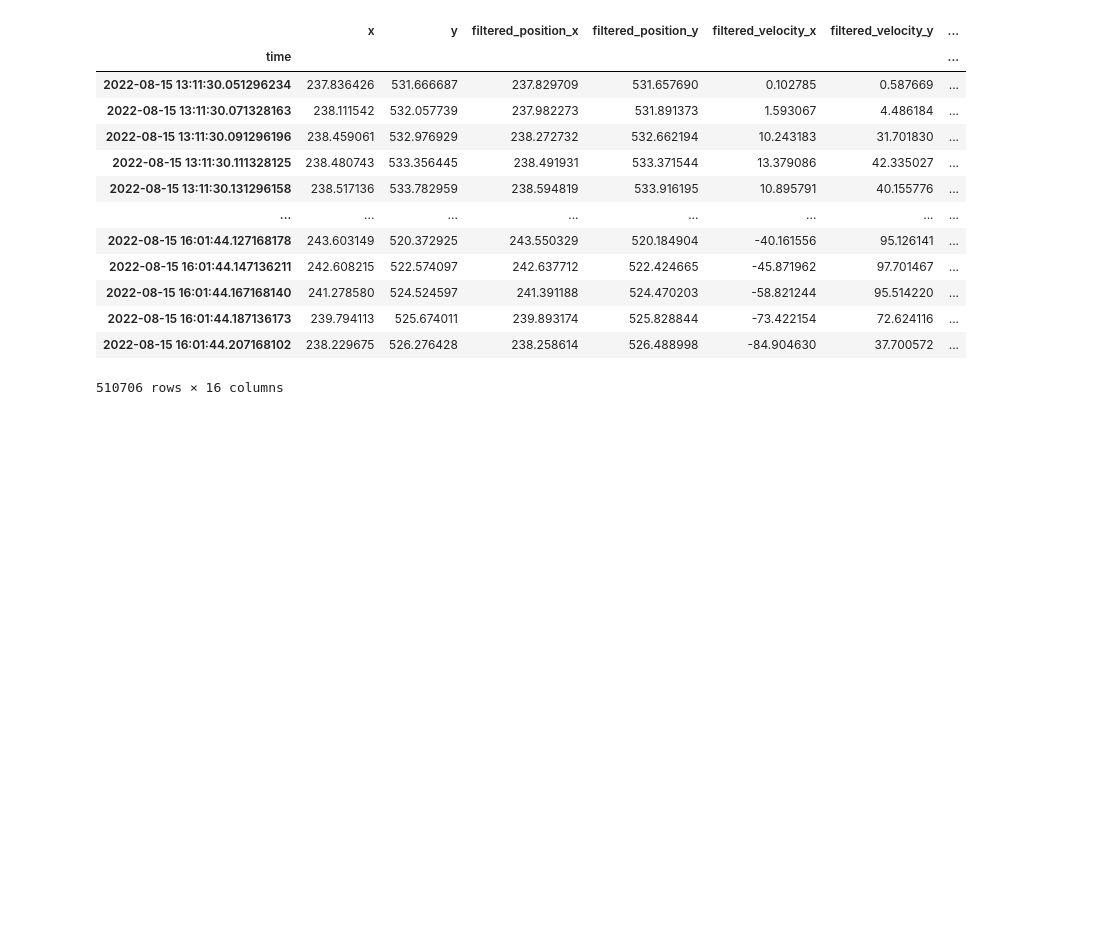
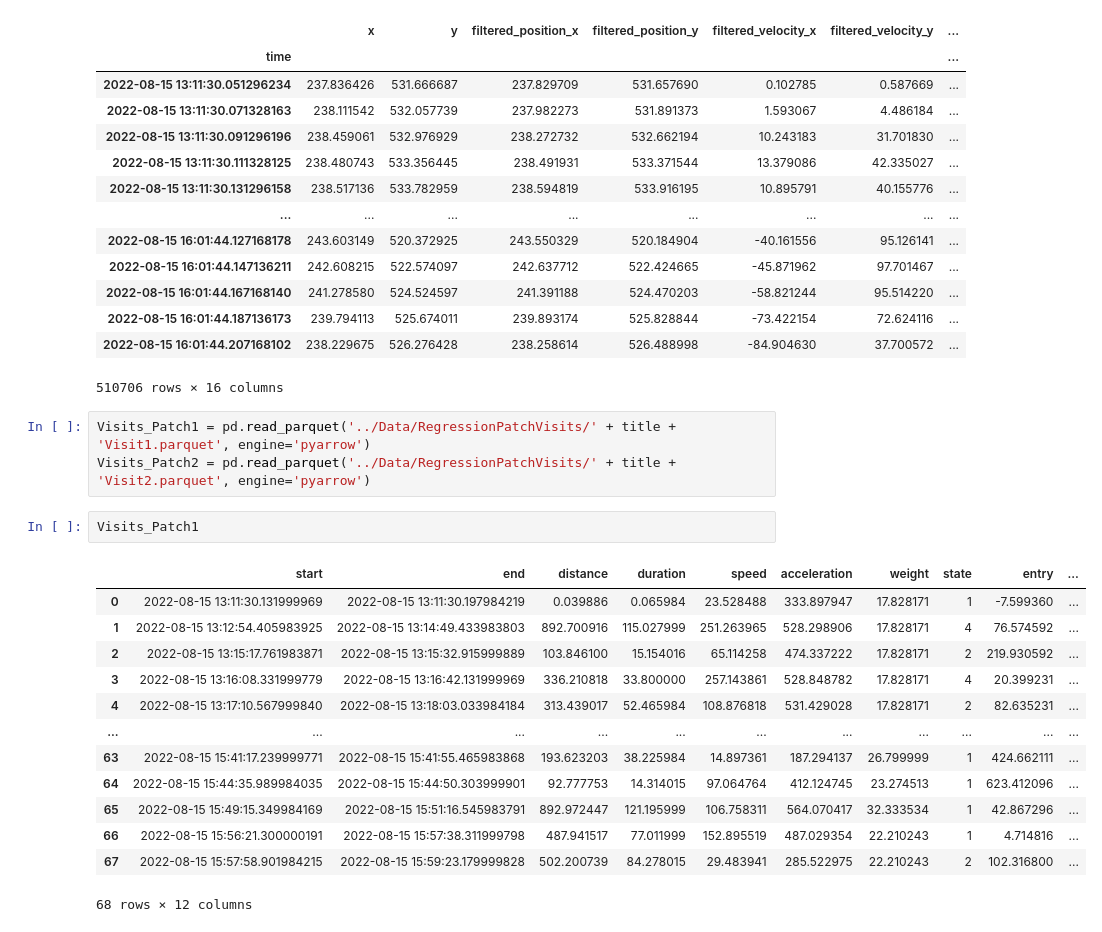
Before and after one commit to zimoli02/2023-2024-SURFiN-Foraging-Project, a Jupyter notebook: Scripts/BAA-1101819-2022-08-15.ipynb, the cells around one changed output. Drawn from its saved outputs; the diff is of its cells as text; blank space fills up the shorter version.

Commit message:
Update Regression

```diff
--- a/Scripts/BAA-1101819-2022-08-15.ipynb
+++ b/Scripts/BAA-1101819-2022-08-15.ipynb
@@ -23,3 +23,22 @@ display(mouse_pos)
 | 2022-08-15 16:01:44.187136173 | 239.794113 | 525.674011 | 239.893174 | 525.828844 | -73.422154 | 72.624116 | ... |
 | 2022-08-15 16:01:44.207168102 | 238.229675 | 526.276428 | 238.258614 | 526.488998 | -84.904630 | 37.700572 | ... |
 510706 rows × 16 columns
+# %%
+Visits_Patch1 = pd.read_parquet('../Data/RegressionPatchVisits/' + title + 'Visit1.parquet', engine='pyarrow')
+Visits_Patch2 = pd.read_parquet('../Data/RegressionPatchVisits/' + title + 'Visit2.parquet', engine='pyarrow')
+# %%
+Visits_Patch1
+# %% [output]
+|  | start | end | distance | duration | speed | acceleration | weight | state | entry | ... |
+| 0 | 2022-08-15 13:11:30.131999969 | 2022-08-15 13:11:30.197984219 | 0.039886 | 0.065984 | 23.528488 | 333.897947 | 17.828171 | 1 | -7.599360 | ... |
+| 1 | 2022-08-15 13:12:54.405983925 | 2022-08-15 13:14:49.433983803 | 892.700916 | 115.027999 | 251.263965 | 528.298906 | 17.828171 | 4 | 76.574592 | ... |
+| 2 | 2022-08-15 13:15:17.761983871 | 2022-08-15 13:15:32.915999889 | 103.846100 | 15.154016 | 65.114258 | 474.337222 | 17.828171 | 2 | 219.930592 | ... |
+| 3 | 2022-08-15 13:16:08.331999779 | 2022-08-15 13:16:42.131999969 | 336.210818 | 33.800000 | 257.143861 | 528.848782 | 17.828171 | 4 | 20.399231 | ... |
+| 4 | 2022-08-15 13:17:10.567999840 | 2022-08-15 13:18:03.033984184 | 313.439017 | 52.465984 | 108.876818 | 531.429028 | 17.828171 | 2 | 82.635231 | ... |
+| ... | ... | ... | ... | ... | ... | ... | ... | ... | ... | ... |
+| 63 | 2022-08-15 15:41:17.239999771 | 2022-08-15 15:41:55.465983868 | 193.623203 | 38.225984 | 14.897361 | 187.294137 | 26.799999 | 1 | 424.662111 | ... |
+| 64 | 2022-08-15 15:44:35.989984035 | 2022-08-15 15:44:50.303999901 | 92.777753 | 14.314015 | 97.064764 | 412.124745 | 23.274513 | 1 | 623.412096 | ... |
+| 65 | 2022-08-15 15:49:15.349984169 | 2022-08-15 15:51:16.545983791 | 892.972447 | 121.195999 | 106.758311 | 564.070417 | 32.333534 | 1 | 42.867296 | ... |
+| 66 | 2022-08-15 15:56:21.300000191 | 2022-08-15 15:57:38.311999798 | 487.941517 | 77.011999 | 152.895519 | 487.029354 | 22.210243 | 1 | 4.714816 | ... |
+| 67 | 2022-08-15 15:57:58.901984215 | 2022-08-15 15:59:23.179999828 | 502.200739 | 84.278015 | 29.483941 | 285.522975 | 22.210243 | 2 | 102.316800 | ... |
+68 rows × 12 columns
```
Also changed, not shown: parts of 6 cells of this notebook, 9 other files.
